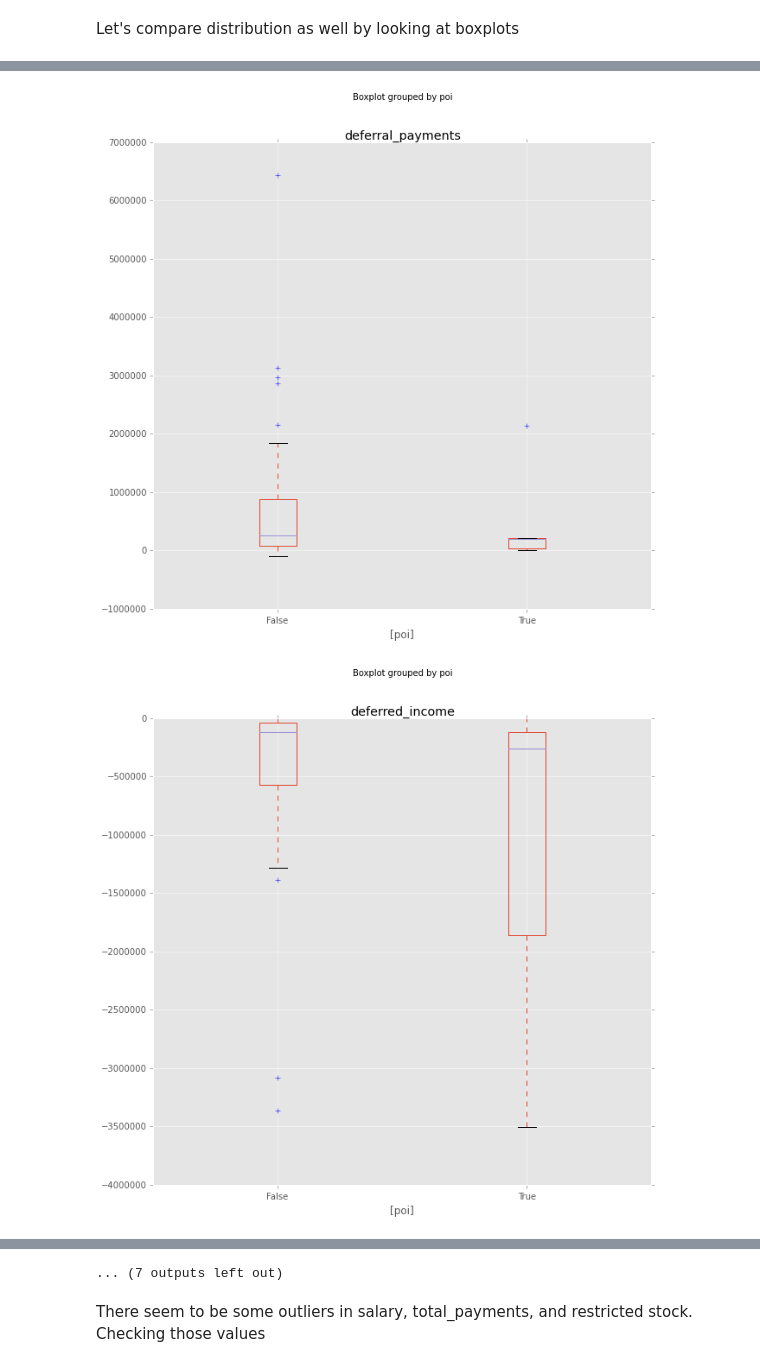
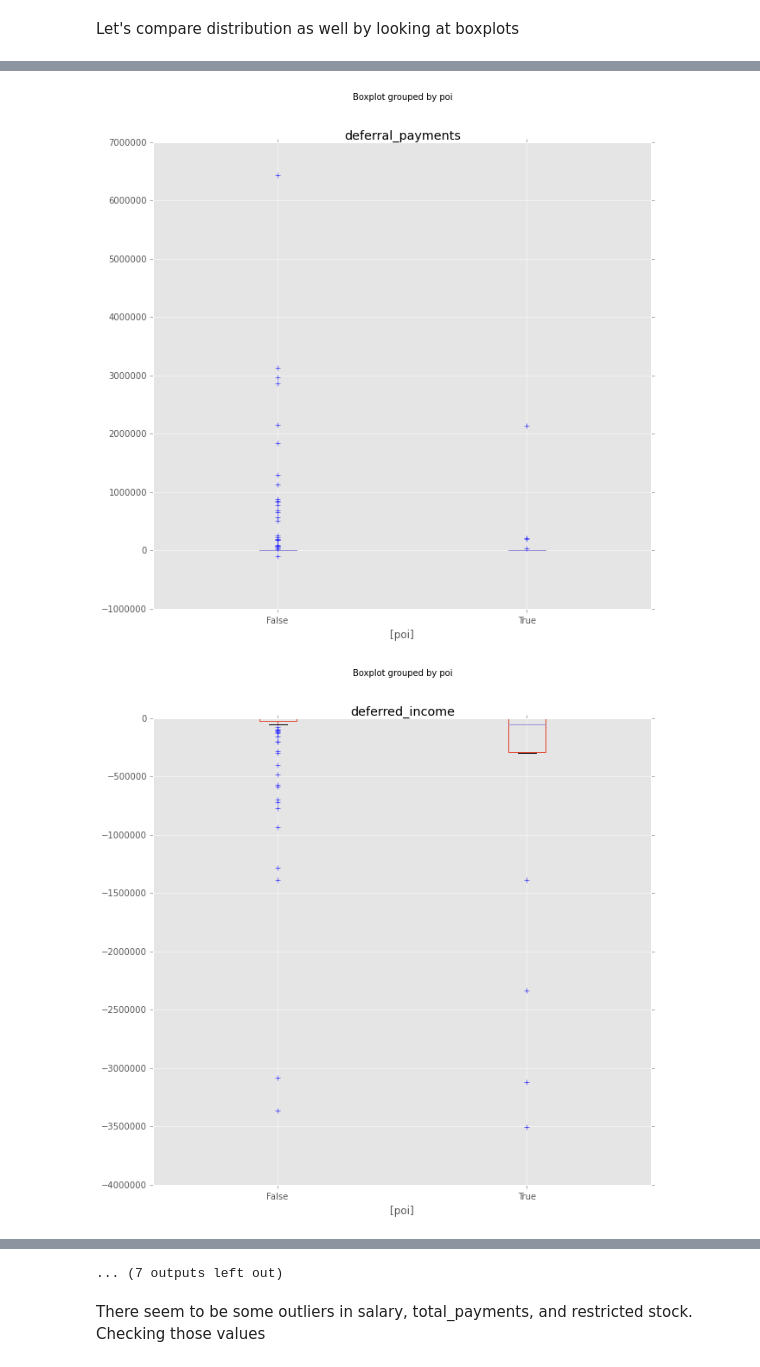
Before and after one commit to canyon289/UdacityMachineLearning, a Jupyter notebook: Intro to Machine Learning/ud120-projects-master/final_project/Exploratory Analysis/Enron Data Exploration.ipynb, the cells around one changed output, grey strips where cells are left out. Drawn from its saved outputs; the diff is of its cells as text; code cells hidden in the pictures.

```diff
--- a/Intro to Machine Learning/ud120-projects-master/final_project/Exploratory Analysis/Enron Data Exploration.ipynb
+++ b/Intro to Machine Learning/ud120-projects-master/final_project/Exploratory Analysis/Enron Data Exploration.ipynb
@@ -152,7 +191,8 @@ poi_group.apply(lambda x: (x.notnull().sum())/len(x)).transpose().plot(kind ="ba
 # %% [markdown]
 Let's compare distribution as well by looking at boxplots
 # %%
+#p_df = df.fillna(0)
 for col in df.columns:
     if col not in ["poi", "email_address" ]:
-        df[["poi", col]].boxplot(by="poi", figsize = (10,10))
+        p_df[["poi", col]].boxplot(by="poi", figsize = (10,10))
 # %% [output]
@@ -160,2 +200,2 @@ for col in df.columns:
-[figure, old version]
+[figure, new version]
-[figure, old version]
+[figure, new version]
```
Also changed, not shown: parts of 2 cells of this notebook, 3 other files.
